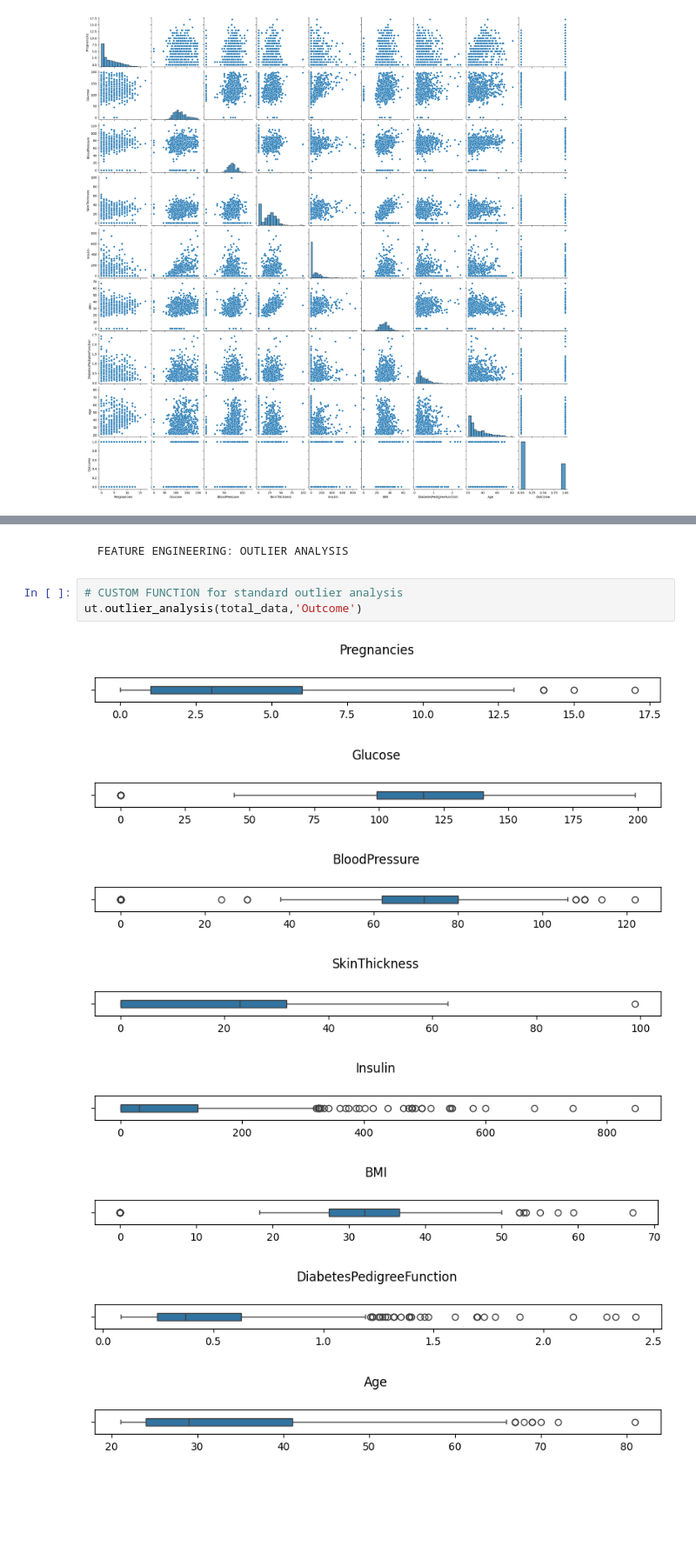
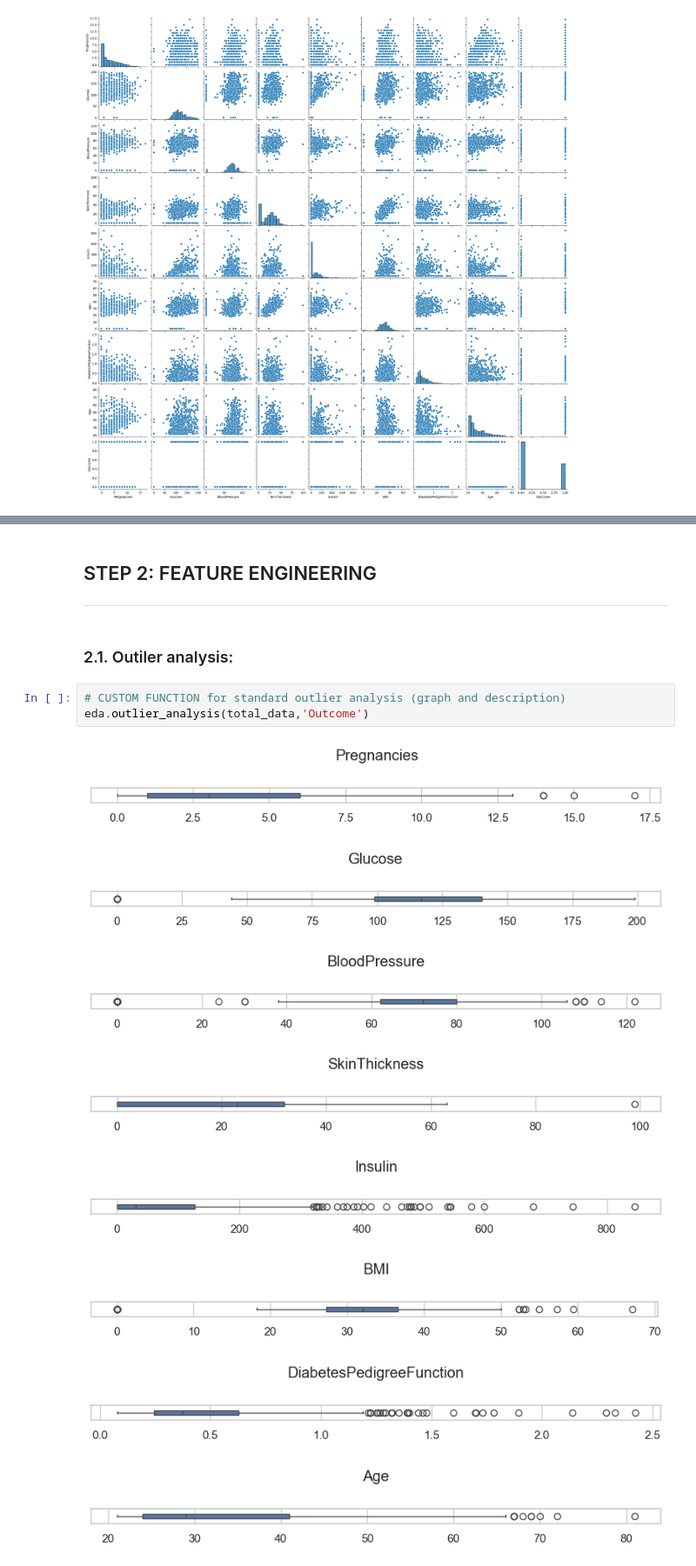
Before and after one commit to FEFO2/decision-tree-project-tutorial, a Jupyter notebook: src/03_exploratory_data_analysis.ipynb, the cells around one changed output, grey strips where cells are left out. Shown at 87% size. Saved outputs shown, nothing was run; the diff lists cells and outputs as text; blank space fills up the shorter version.

```diff
--- a/src/03_exploratory_data_analysis.ipynb
+++ b/src/03_exploratory_data_analysis.ipynb
@@ -66,14 +62,18 @@ ut.early_split(total_data,'Outcome')
 # %% [markdown]
-    FEATURE ENGINEERING: OUTLIER ANALYSIS
+## STEP 2: FEATURE ENGINEERING
+
+---
+# %% [markdown]
+### 2.1. Outiler analysis:
 # %%
-# CUSTOM FUNCTION for standard outlier analysis
-ut.outlier_analysis(total_data,'Outcome')
+# CUSTOM FUNCTION for standard outlier analysis (graph and description)
+eda.outlier_analysis(total_data,'Outcome')
 # %% [output]
-[figure, old version]
+[figure, new version]
-[figure, old version]
+[figure, new version]
-[figure, old version]
+[figure, new version]
-[figure, old version]
+[figure, new version]
-[figure, old version]
+[figure, new version]
-[figure, old version]
+[figure, new version]
-[figure, old version]
+[figure, new version]
-[figure, old version]
+[figure, new version]
```
Also changed, not shown: parts of 35 cells of this notebook, 6 other files.
